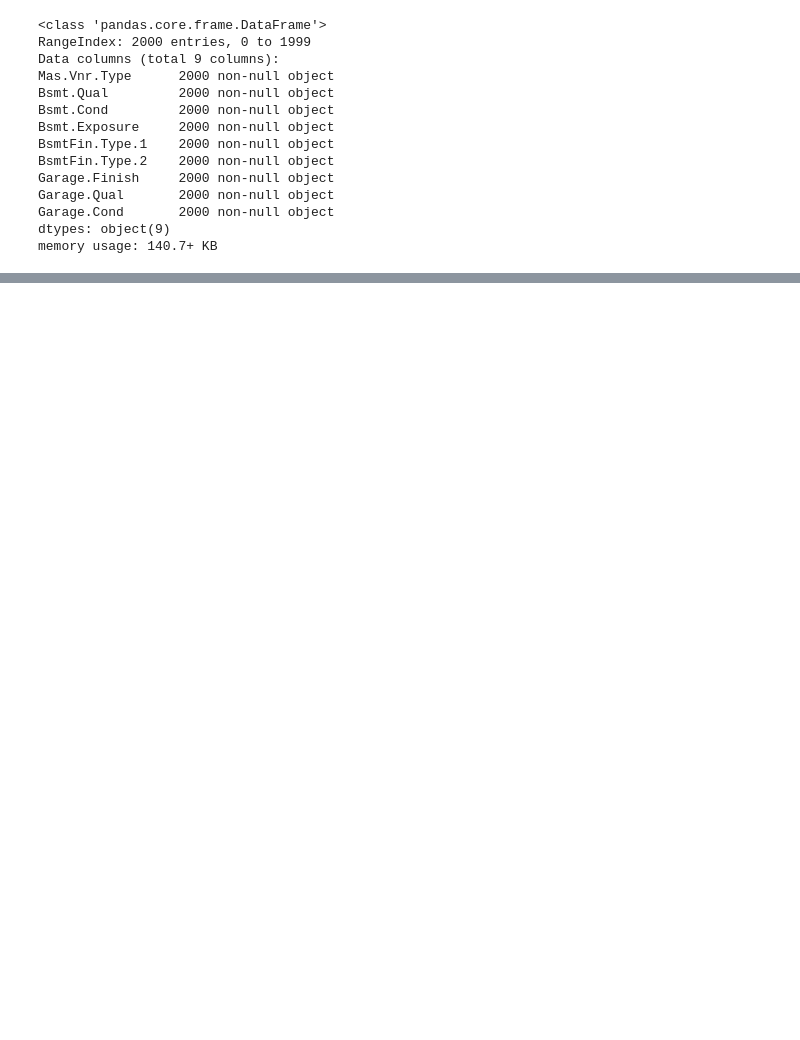
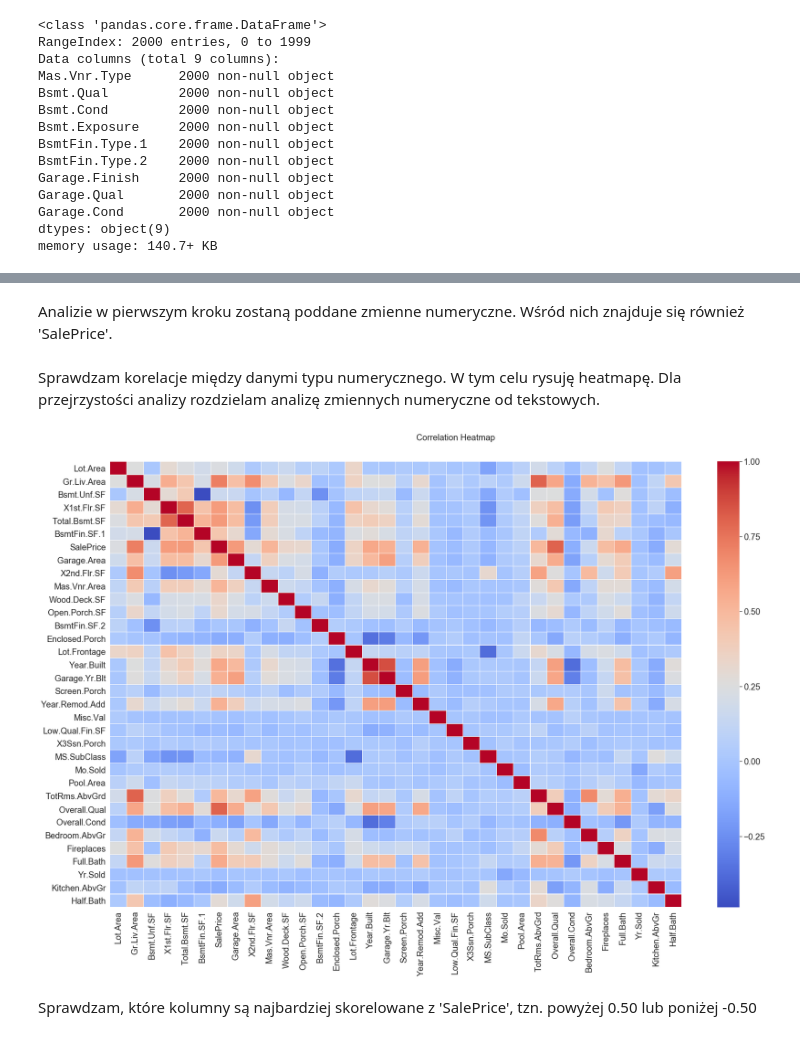
Before and after one commit to edytakudla/Ames_Prices_Predicting_Project, a Jupyter notebook: Project Ames.ipynb, the cells around one changed output, grey strips where cells are left out. Drawn from its saved outputs; the diff is of its cells as text; code cells hidden in the pictures; blank space fills up the shorter version.

```diff
--- a/Project Ames.ipynb
+++ b/Project Ames.ipynb
@@ -251,0 +149,3 @@ plt.show()
+# %%
+df_info = dfTypesAndUniques(df)
+df_info
@@ -251,0 +172,9 @@ plt.show()
+# %%
+def numericAndTextData(df_info):
+    df_numeric = df_info[df_info['Type'] == 'int64']
+    df_text = df_info[df_info['Type'] == 'object']
+    print(f'Amount of numeric data: {len(df_numeric)}, Amount of text data: {len(df_text)}')
+
+    numeric = df_numeric.index
+    text = df_text.index
+    return (numeric, text)
@@ -251,0 +289,5 @@ plt.show()
+# %%
+df_info_after_conv = dfTypesAndUniques(df)
+df_info_after_conv
+# X_train_info = dfTypesAndUniques(X_train)
+# X_train_info
@@ -251,0 +317,5 @@ plt.show()
+# %%
+# df_info_after_conv = dfTypesAndUniques(df) # po uwzglednieniu usuniecia Utilities
+numeric, text = numericAndTextData(df_info_after_conv)
+print(f'Numeric columns: {numeric}')
+print(f'Text columns: {text}')
@@ -251,0 +342,16 @@ plt.show()
+# %% [markdown]
+Analizie w pierwszym kroku zostaną poddane zmienne numeryczne. Wśród nich znajduje się również 'SalePrice'.
+# %% [markdown]
+Sprawdzam korelacje między danymi typu numerycznego. W tym celu rysuję heatmapę.
+Dla przejrzystości analizy rozdzielam analizę zmiennych numeryczne od tekstowych.
+# %%
+sns.set(style='darkgrid', font_scale=1.8)
+fig, ax = plt.subplots(figsize=(30, 18))
+sns.heatmap(df[numeric].corr(), annot=False, cmap="coolwarm",fmt='.2f',linewidths=.05 )
+fig.subplots_adjust(top=0.93)
+fig.suptitle('Correlation Heatmap', fontsize=20)
+plt.show()
+# %% [output]
+[figure, added]
+# %% [markdown]
+Sprawdzam, które kolumny są najbardziej skorelowane z 'SalePrice', tzn. powyżej 0.50 lub poniżej -0.50
```
Also changed, not shown: parts of 71 cells of this notebook.
